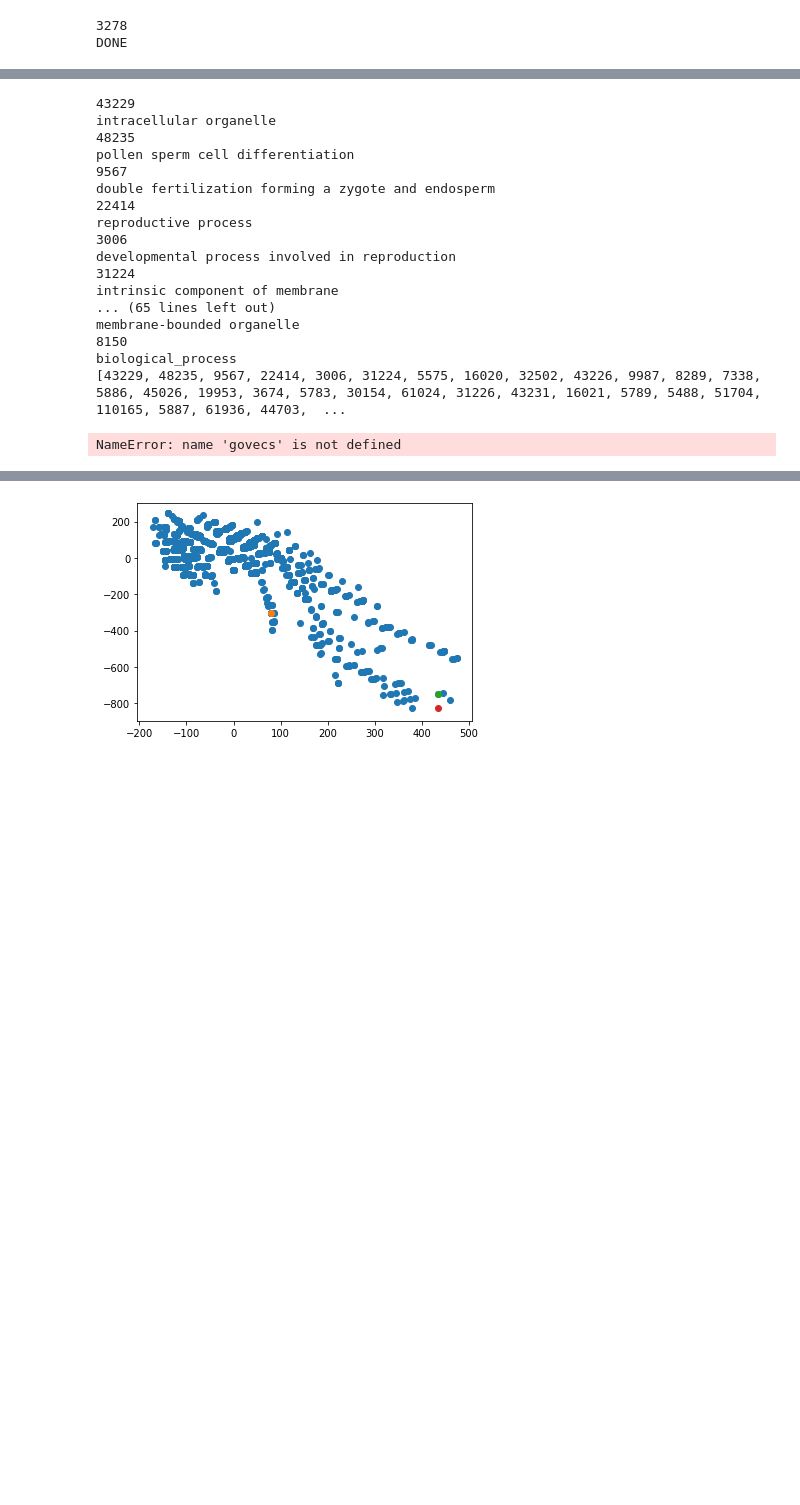
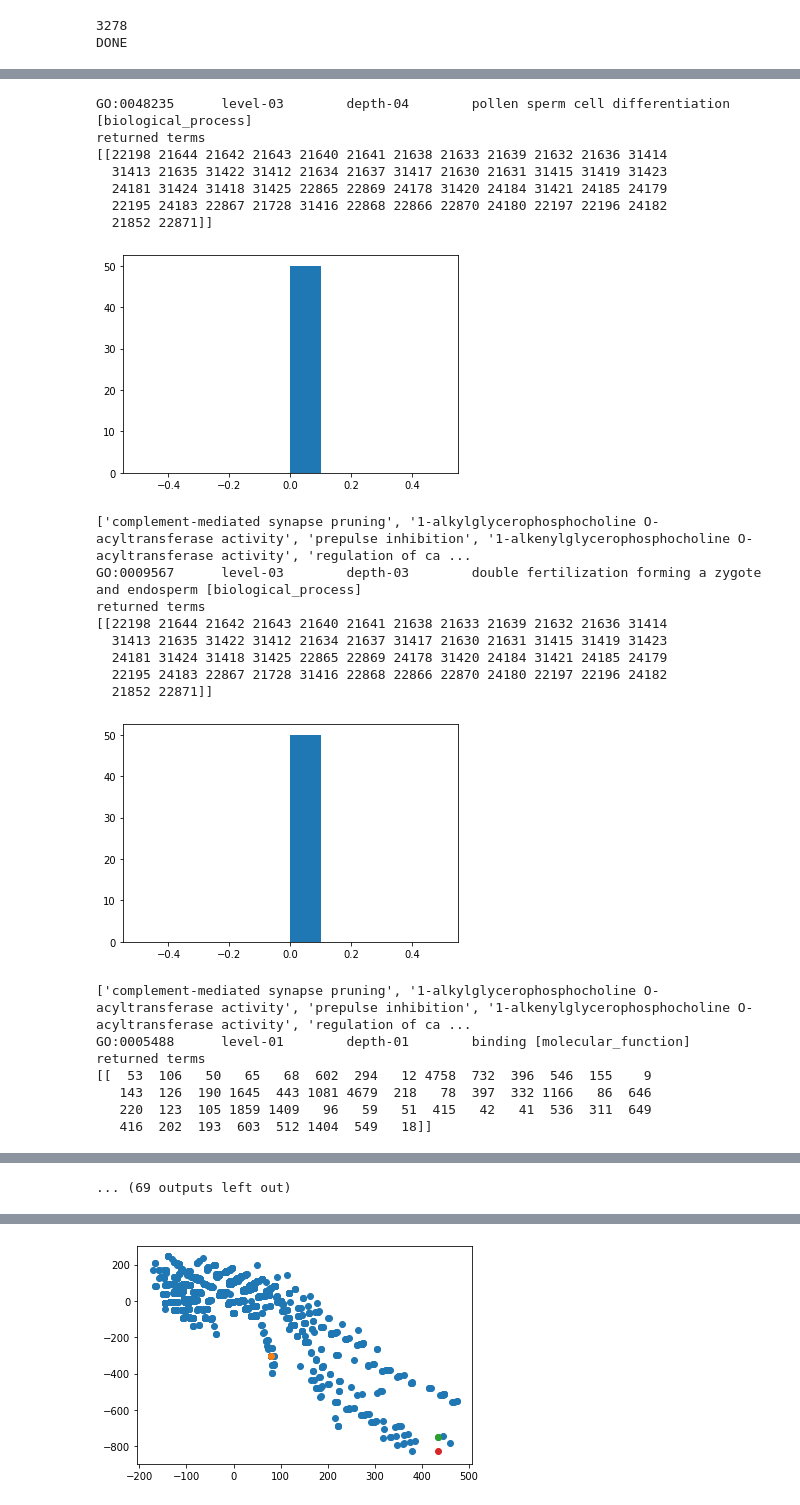
Before and after one commit to DessimozLab/HogProf, a Jupyter notebook: pyprofiler/notebooks/cafa/profile2GO.ipynb, the cells around one changed output, grey strips where cells are left out. Cells and saved outputs as stored; diff of their text form; code cells hidden in the pictures; blank space fills up the shorter version.

```diff
--- a/pyprofiler/notebooks/cafa/profile2GO.ipynb
+++ b/pyprofiler/notebooks/cafa/profile2GO.ipynb
@@ -19,6 +20,7 @@ import numpy as np
 {'dir': {'datadir': '/home/cactuskid13/pyprofiler/pyprofiler/all/all/', 'omadir': '/home/cactuskid13/mntpt/OMA/latest/'}, 'orthoxmltar': '', 'email': 'dmoi@unil.ch'}
 # %%
 #lets also create a go annotation enrichment study object to describe functional enrichment in our profiling results
-gaf = goa.buildGAF( '/home/cactuskid13/mntpt/unil_backup/profilingbackup/gaf/oma-go.txt' )
+
+gaf = goa.buildGAF( '/home/cactuskid13/mntpt/OMA/latest/oma-go.txt' )
 # %%
 #load oma hogs to prot sequence mapping
@@ -356,45 +308,41 @@ print( get_ancestors([go.id] , obo ) )
 # %%
 import random
 
-def id2GO(intID):
-    return 'GO:{:07d}'.format(intID)
 
-def go2id(strID):
-    if type( strID) is int:
-        return strID
-    return int(strID.split(':')[1])
+#print( get_ancestors( [ id2GO(g) for g in godict['479378']], obo) )
 
 
-for go in godict['HOG:0479378']:
-    print(go)
-    print(obo[goa.id2goterm(go)].name)
-
-print( get_ancestors( [ id2GO(g) for g in godict['HOG:0479378']], obo) )
-
-
-for i in range(govecs['HOG:0479378'].shape[0]):
-    dist, ind = tree.query( govecs['HOG:0479378'][i] , k=10)
+for i in range(govecs['479378'].shape[0]):
+    print( obo[goa.id2goterm( godict['479378'][i] )])
+    dist, ind = tree.query( govecs['479378'][i] , k=50)
     print('returned terms')
     #print(obo[list(godict['HOG:0479378'])[i]].name)
-    print([ obo[ id2GO(int(reverse_index[Id]))].name for Id in list(ind[0]) if id2GO(int(reverse_index[Id])) in obo ] )
-    print('count')
-    print([ c[reverse_index[Id]] for Id in list(ind.ravel()) ])
+    print(ind)
+    plt.hist(dist.ravel())
+    plt.show()
+    print([ obo[ id2GO(int(reverse_index[Id]))].name for Id in list(ind[0]) if  id2GO(int(reverse_index[Id])) in obo]  )
 # %% [output]
-43229
-intracellular organelle
-48235
-pollen sperm cell differentiation
-9567
-double fertilization forming a zygote and endosperm
-22414
-reproductive process
-3006
-developmental process involved in reproduction
-31224
-intrinsic component of membrane
-... (65 lines left out)
-membrane-bounded organelle
-8150
-biological_process
-[43229, 48235, 9567, 22414, 3006, 31224, 5575, 16020, 32502, 43226, 9987, 8289, 7338, 5886, 45026, 19953, 3674, 5783, 30154, 61024, 31226, 43231, 16021, 5789, 5488, 51704, 110165, 5887, 61936, 44703,  ...
+GO:0048235      level-03        depth-04        pollen sperm cell differentiation [biological_process]
+returned terms
+[[22198 21644 21642 21643 21640 21641 21638 21633 21639 21632 21636 31414
+  31413 21635 31422 31412 21634 21637 31417 21630 21631 31415 31419 31423
+  24181 31424 31418 31425 22865 22869 24178 31420 24184 31421 24185 24179
+  22195 24183 22867 21728 31416 22868 22866 22870 24180 22197 22196 24182
+  21852 22871]]
+[figure, added]
-NameError: name 'govecs' is not defined
+['complement-mediated synapse pruning', '1-alkylglycerophosphocholine O-acyltransferase activity', 'prepulse inhibition', '1-alkenylglycerophosphocholine O-acyltransferase activity', 'regulation of ca ...
+GO:0009567      level-03        depth-03        double fertilization forming a zygote and endosperm [biological_process]
+returned terms
+[[22198 21644 21642 21643 21640 21641 21638 21633 21639 21632 21636 31414
+  31413 21635 31422 31412 21634 21637 31417 21630 21631 31415 31419 31423
+  24181 31424 31418 31425 22865 22869 24178 31420 24184 31421 24185 24179
+  22195 24183 22867 21728 31416 22868 22866 22870 24180 22197 22196 24182
+  21852 22871]]
+[figure, added]
+['complement-mediated synapse pruning', '1-alkylglycerophosphocholine O-acyltransferase activity', 'prepulse inhibition', '1-alkenylglycerophosphocholine O-acyltransferase activity', 'regulation of ca ...
+GO:0005488      level-01        depth-01        binding [molecular_function]
+returned terms
+[[  53  106   50   65   68  602  294   12 4758  732  396  546  155    9
+   143  126  190 1645  443 1081 4679  218   78  397  332 1166   86  646
+   220  123  105 1859 1409   96   59   51  415   42   41  536  311  649
+   416  202  193  603  512 1404  549   18]]
@@ -401,3 +375,4 @@ NameError: name 'govecs' is not defined
+... (69 outputs left out)
 # %%
 #free up the gpu
 del embedder
```
Also changed, not shown: parts of 41 cells of this notebook, 1 other file.
